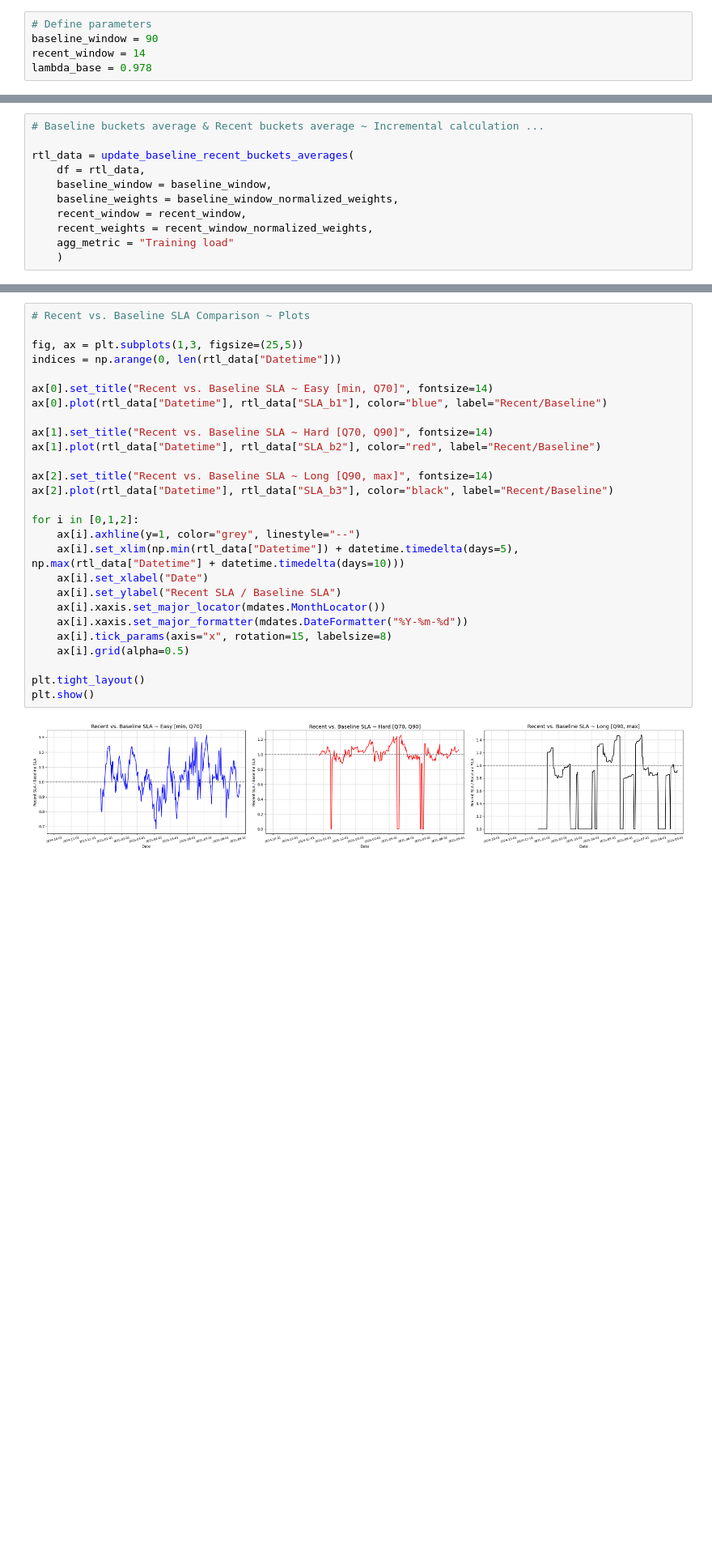
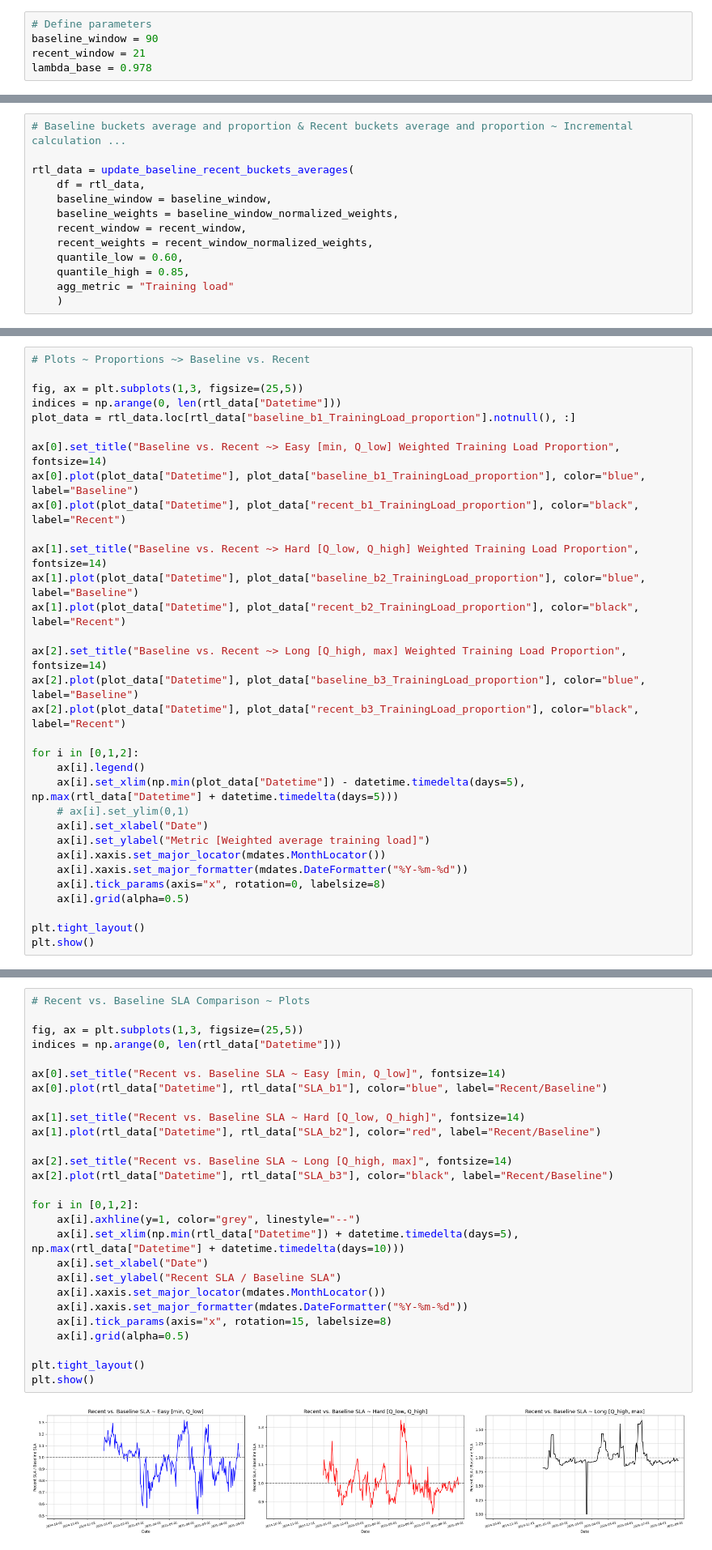
Before and after one commit to 1312Bravo/TrainingPeaks_customLog, a Jupyter notebook: analysis/relative_training_load/development.ipynb, the cells around one changed output, grey strips where cells are left out. Shown at 81% size. Drawn from its saved outputs; the diff is of its cells as text; blank space fills up the shorter version.

```diff
--- a/analysis/relative_training_load/development.ipynb
+++ b/analysis/relative_training_load/development.ipynb
@@ -227,7 +227,7 @@ Note: By keeping the baseline and recent windows non-overlapping, we ensure that
 # %%
 # Define parameters
 baseline_window = 90
-recent_window = 14
+recent_window = 21
 lambda_base = 0.978
 # %%
 # Define weights once for all
@@ -577,7 +603,7 @@ def update_baseline_recent_buckets_averages(df, baseline_window, baseline_weight
     # Return
     return df
 # %%
-# Baseline buckets average & Recent buckets average ~ Incremental calculation ...
+# Baseline buckets average and proportion & Recent buckets average and proportion ~ Incremental calculation ...
 
 rtl_data = update_baseline_recent_buckets_averages(
     df = rtl_data,
@@ -585,6 +611,8 @@ rtl_data = update_baseline_recent_buckets_averages(
     baseline_weights = baseline_window_normalized_weights,
     recent_window = recent_window,
     recent_weights = recent_window_normalized_weights,
+    quantile_low = 0.60,
+    quantile_high = 0.85,
     agg_metric = "Training load"
     )
 # %%
@@ -622,0 +717,32 @@ plt.show()
+# %%
+# Plots ~ Proportions ~> Baseline vs. Recent
+
+fig, ax = plt.subplots(1,3, figsize=(25,5))
+indices = np.arange(0, len(rtl_data["Datetime"]))
+plot_data = rtl_data.loc[rtl_data["baseline_b1_TrainingLoad_proportion"].notnull(), :]
+
+ax[0].set_title("Baseline vs. Recent ~> Easy [min, Q_low] Weighted Training Load Proportion", fontsize=14)
+ax[0].plot(plot_data["Datetime"], plot_data["baseline_b1_TrainingLoad_proportion"], color="blue", label="Baseline")
+ax[0].plot(plot_data["Datetime"], plot_data["recent_b1_TrainingLoad_proportion"], color="black", label="Recent")
+
+ax[1].set_title("Baseline vs. Recent ~> Hard [Q_low, Q_high] Weighted Training Load Proportion", fontsize=14)
+ax[1].plot(plot_data["Datetime"], plot_data["baseline_b2_TrainingLoad_proportion"], color="blue", label="Baseline")
+ax[1].plot(plot_data["Datetime"], plot_data["recent_b2_TrainingLoad_proportion"], color="black", label="Recent")
+
+ax[2].set_title("Baseline vs. Recent ~> Long [Q_high, max] Weighted Training Load Proportion", fontsize=14)
+ax[2].plot(plot_data["Datetime"], plot_data["baseline_b3_TrainingLoad_proportion"], color="blue", label="Baseline")
+ax[2].plot(plot_data["Datetime"], plot_data["recent_b3_TrainingLoad_proportion"], color="black", label="Recent")
+
+for i in [0,1,2]:
+    ax[i].legend()
+    ax[i].set_xlim(np.min(plot_data["Datetime"]) - datetime.timedelta(days=5), np.max(rtl_data["Datetime"] + datetime.timedelta(days=5)))
+    # ax[i].set_ylim(0,1)
+    ax[i].set_xlabel("Date")
+    ax[i].set_ylabel("Metric [Weighted average training load]")
+    ax[i].xaxis.set_major_locator(mdates.MonthLocator())
+    ax[i].xaxis.set_major_formatter(mdates.DateFormatter("%Y-%m-%d"))
+    ax[i].tick_params(axis="x", rotation=0, labelsize=8)
+    ax[i].grid(alpha=0.5)
+
+plt.tight_layout()
+plt.show()
@@ -691,29 +828,29 @@ rtl_data["SLA_b3"] = rtl_data["recent_b3_TrainingLoad_weighted_mean"] / rtl_data
 # %%
 # Recent vs. Baseline SLA Comparison ~ Plots
 
 fig, ax = plt.subplots(1,3, figsize=(25,5))
 indices = np.arange(0, len(rtl_data["Datetime"]))
 
-ax[0].set_title("Recent vs. Baseline SLA ~ Easy [min, Q70]", fontsize=14)
+ax[0].set_title("Recent vs. Baseline SLA ~ Easy [min, Q_low]", fontsize=14)
 ax[0].plot(rtl_data["Datetime"], rtl_data["SLA_b1"], color="blue", label="Recent/Baseline")
 
-ax[1].set_title("Recent vs. Baseline SLA ~ Hard [Q70, Q90]", fontsize=14)
+ax[1].set_title("Recent vs. Baseline SLA ~ Hard [Q_low, Q_high]", fontsize=14)
 ax[1].plot(rtl_data["Datetime"], rtl_data["SLA_b2"], color="red", label="Recent/Baseline")
 
-ax[2].set_title("Recent vs. Baseline SLA ~ Long [Q90, max]", fontsize=14)
+ax[2].set_title("Recent vs. Baseline SLA ~ Long [Q_high, max]", fontsize=14)
 ax[2].plot(rtl_data["Datetime"], rtl_data["SLA_b3"], color="black", label="Recent/Baseline")
 
 for i in [0,1,2]:
     ax[i].axhline(y=1, color="grey", linestyle="--")
     ax[i].set_xlim(np.min(rtl_data["Datetime"]) + datetime.timedelta(days=5), np.max(rtl_data["Datetime"] + datetime.timedelta(days=10)))
     ax[i].set_xlabel("Date")
     ax[i].set_ylabel("Recent SLA / Baseline SLA")
     ax[i].xaxis.set_major_locator(mdates.MonthLocator())
     ax[i].xaxis.set_major_formatter(mdates.DateFormatter("%Y-%m-%d"))
     ax[i].tick_params(axis="x", rotation=15, labelsize=8)
     ax[i].grid(alpha=0.5)
 
 plt.tight_layout()
 plt.show()
 # %% [output]
-[figure, old version]
+[figure, new version]
```
Also changed, not shown: parts of 16 cells of this notebook.
